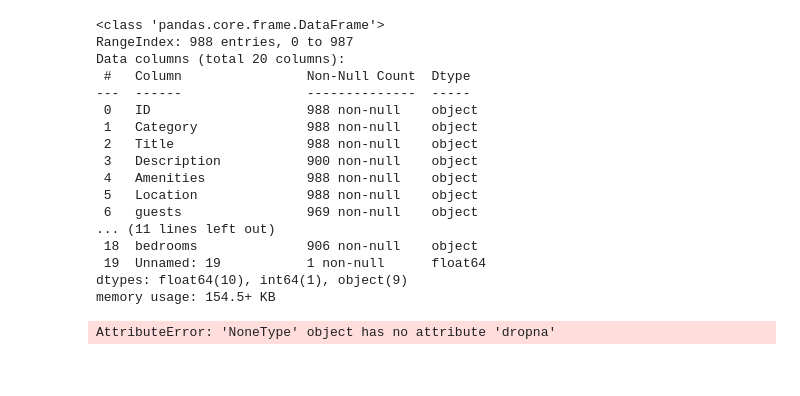
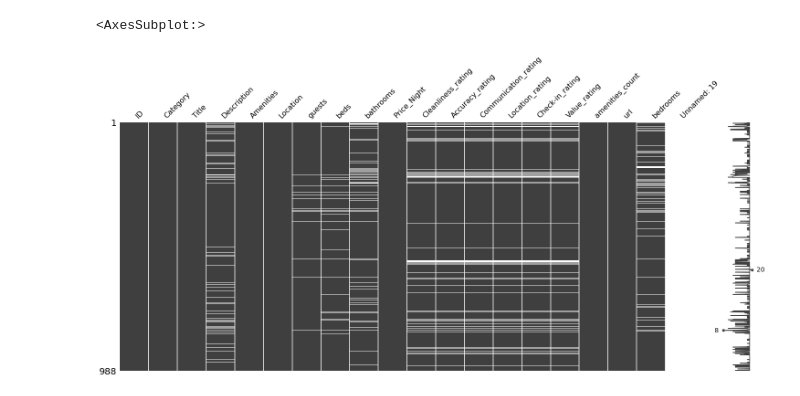
Before and after one commit to amyjanem/Airbnb_Project, a Jupyter notebook: test_notebook.ipynb, the cells around one changed output. Saved outputs shown, nothing was run; the diff lists cells and outputs as text; code cells hidden in the pictures.

```diff
--- a/test_notebook.ipynb
+++ b/test_notebook.ipynb
@@ -1,26 +1,10 @@
 # %%
 import pandas as pd
 
-df = pd.read_csv("tabular_data\listing.csv").info()
+df = pd.read_csv("tabular_data\listing.csv")
-# %% [output]
-<class 'pandas.core.frame.DataFrame'>
-RangeIndex: 988 entries, 0 to 987
-Data columns (total 20 columns):
- #   Column                Non-Null Count  Dtype
----  ------                --------------  -----
- 0   ID                    988 non-null    object
- 1   Category              988 non-null    object
- 2   Title                 988 non-null    object
- 3   Description           900 non-null    object
- 4   Amenities             988 non-null    object
- 5   Location              988 non-null    object
- 6   guests                969 non-null    object
-... (11 lines left out)
- 18  bedrooms              906 non-null    object
- 19  Unnamed: 19           1 non-null      float64
-dtypes: float64(10), int64(1), object(9)
-memory usage: 154.5+ KB
-# %%
-df.dropna(subset=["Accuracy_rating"], inplace = True)
-# %% [output]
-AttributeError: 'NoneType' object has no attribute 'dropna'
+# %%
+import missingno as msno
+msno.matrix(df)
+# %% [output]
+<AxesSubplot:>
+[figure, added]
```
Also changed, not shown: parts of 3 cells of this notebook, 2 other files.
